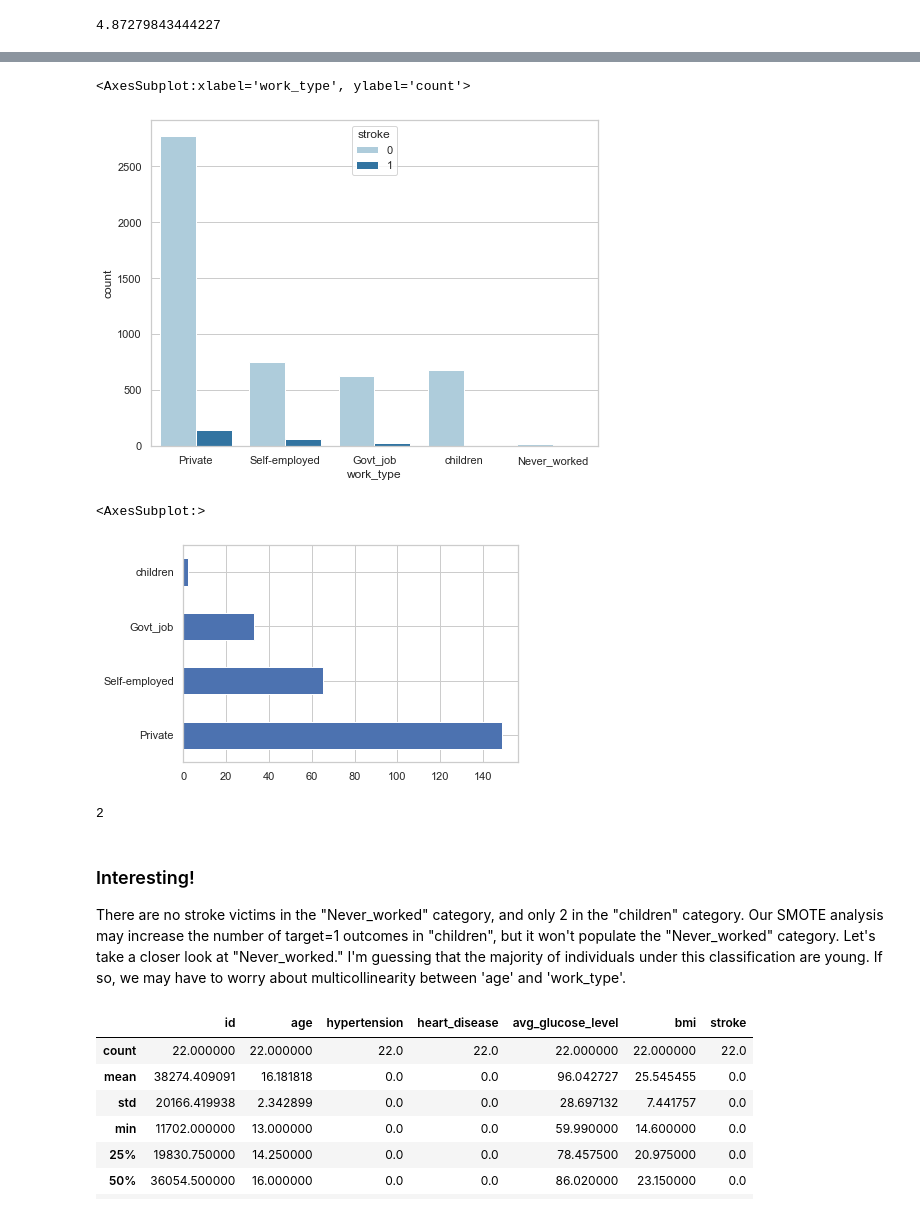
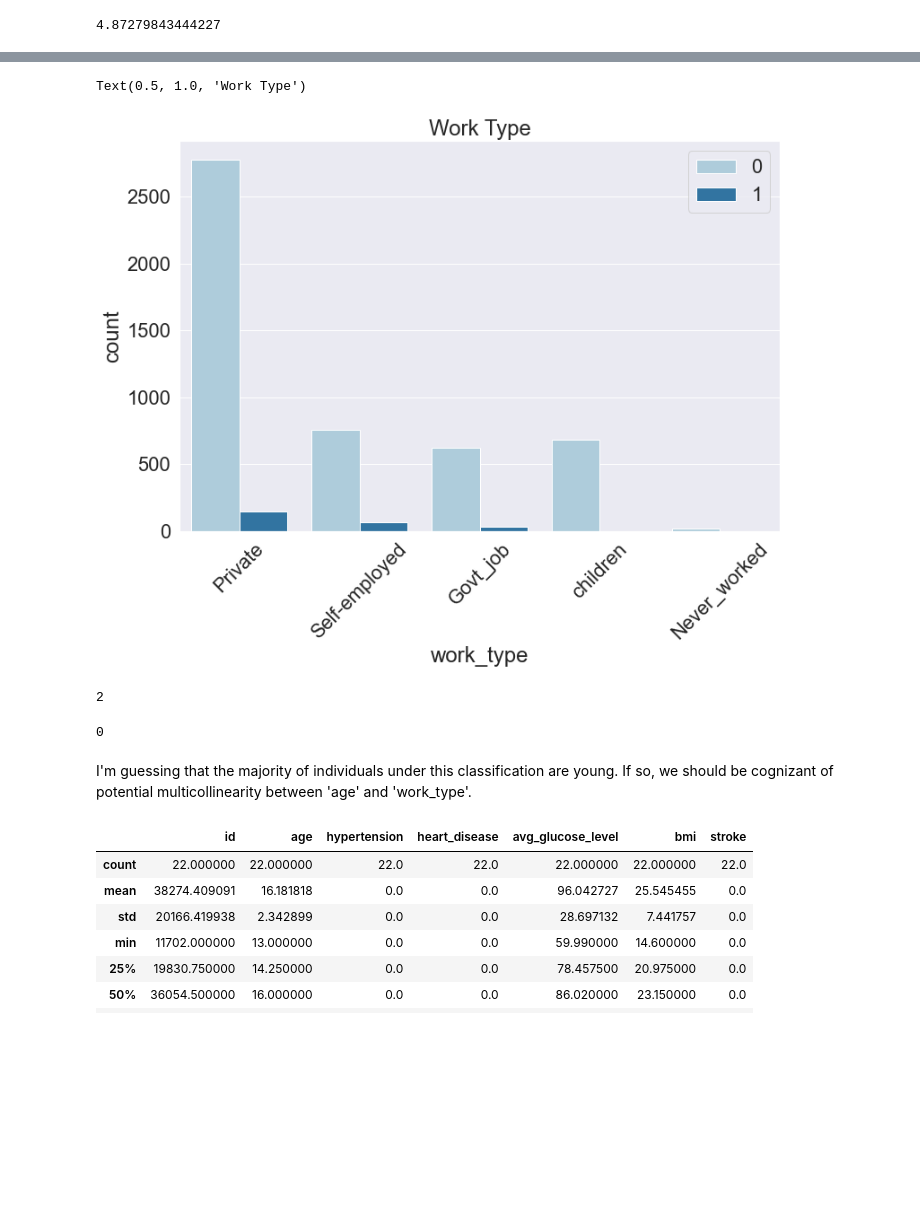
Before and after one commit to KyleSukley/StrokeData, a Jupyter notebook: StrokeData.ipynb, the cells around one changed output, grey strips where cells are left out. Cells and saved outputs as stored; diff of their text form; code cells hidden in the pictures; blank space fills up the shorter version.

```diff
--- a/StrokeData.ipynb
+++ b/StrokeData.ipynb
@@ -127,5 +150,6 @@ One of the first things to look for when performing binary classification is tar
 # %%
 sns.set_theme(style="whitegrid")
+sns.set(font_scale=2)
 
 plt.figure(figsize=(8,6))
 sns.countplot(data=df, x='stroke', palette='Paired')
@@ -236,0 +225,12 @@ sns.boxenplot(x='age',data=df, palette='Paired')
+# %%
+fig, (ax1, ax2) = plt.subplots(2, figsize=(25,15))
+sns.set(font_scale=2)
+
+sns.boxenplot(ax=ax1, x='age', data=df, palette='Paired')
+sns.boxenplot(ax=ax2, x=df[df.stroke==1].age, data=df, palette='Paired')
+
+ax1.set_title('Overall Age Distribution',)
+ax2.set_title('Age Distribution of Stroke=1 Outcomes',)
+
+
+fig.tight_layout(pad=2.0)
@@ -237,22 +239,22 @@ sns.boxenplot(x='age',data=df, palette='Paired')
 # %%
-plt.figure(figsize=(8,6))
+plt.figure(figsize=(12,8))
 sns.countplot(x='work_type', data=df, hue='stroke', palette='Paired')
+plt.xticks(rotation=45)
+plt.legend(loc='upper right')
+plt.title('Work Type')
 # %% [output]
-<AxesSubplot:xlabel='work_type', ylabel='count'>
+Text(0.5, 1.0, 'Work Type')
-[figure, old version]
+[figure, new version]
-# %%
-df[df['stroke']==1]['work_type'].value_counts().plot(kind='barh')
-# %% [output]
-<AxesSubplot:>
-[figure, removed]
 # %%
 len(df[(df.work_type=='children') & (df.stroke==1)])
 # %% [output]
 2
+# %%
+len(df[(df.work_type=='Never_worked') & (df.stroke==1)])
+# %% [output]
+0
 # %% [markdown]
-### Interesting!
-
-There are no stroke victims in the "Never_worked" category, and only 2 in the "children" category. Our SMOTE analysis may increase the number of target=1 outcomes in "children", but it won't populate the "Never_worked" category. Let's take a closer look at "Never_worked." I'm guessing that the majority of individuals under this classification are young. If so, we may have to worry about multicollinearity between 'age' and 'work_type'.
+I'm guessing that the majority of individuals under this classification are young. If so, we should be cognizant of potential multicollinearity between 'age' and 'work_type'.
 # %%
 df[df.work_type == 'Never_worked'].describe()
 # %% [output]
```
Also changed, not shown: parts of 122 cells of this notebook.
